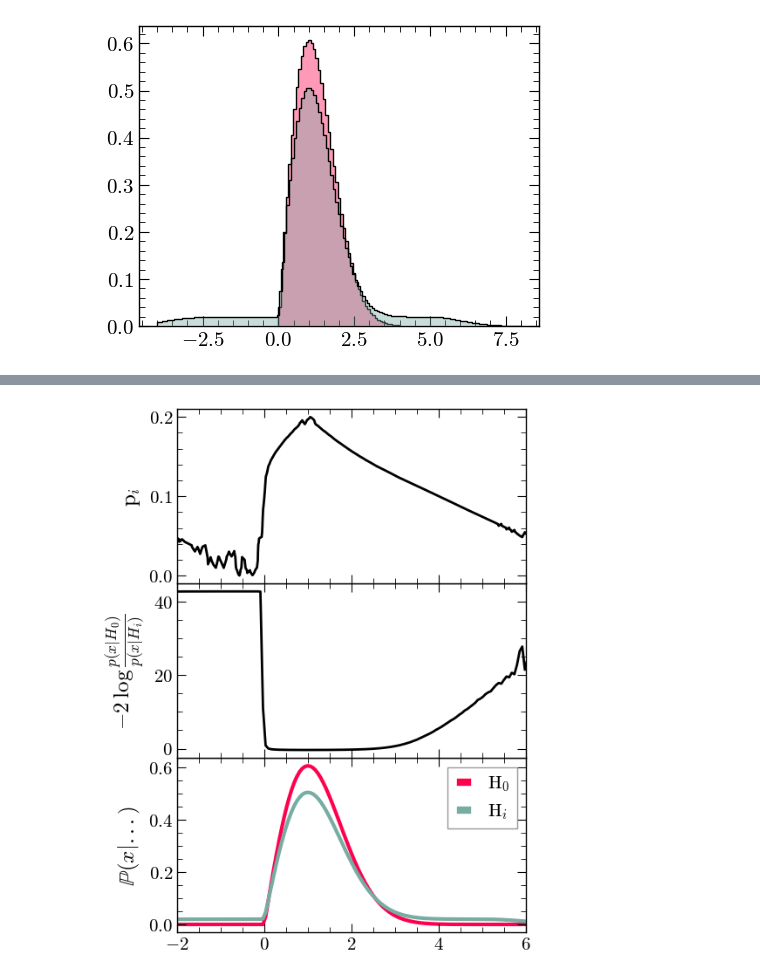
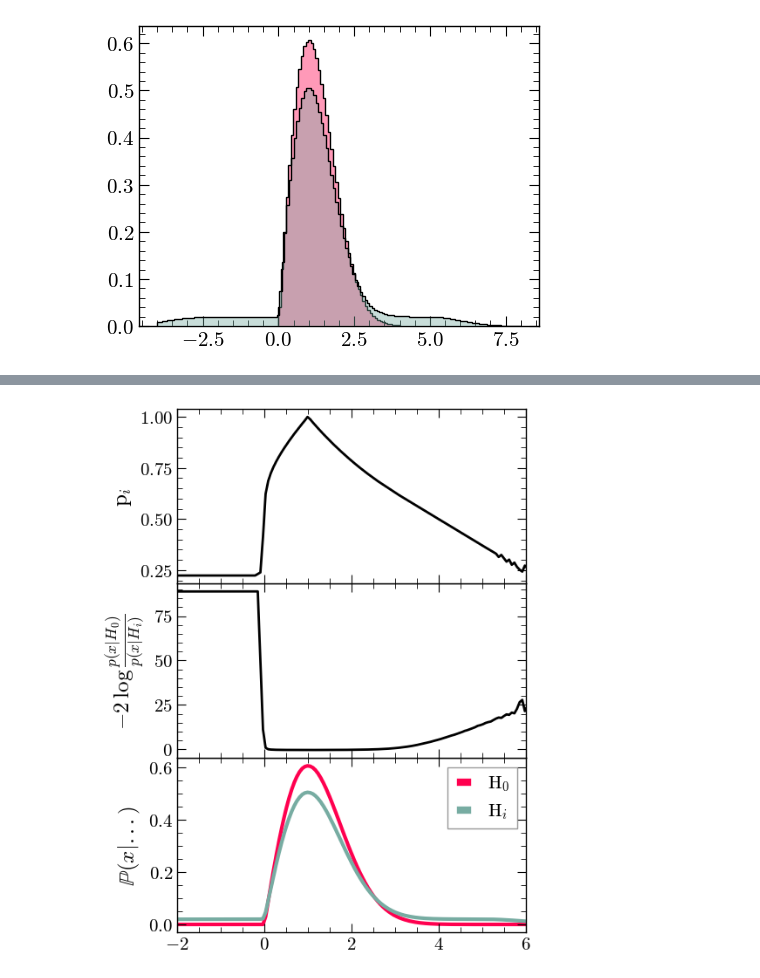
Before and after one commit to james-alvey-42/gw-mist, a Jupyter notebook: notebooks/week6/KDE_new.ipynb, the cells around one changed output, grey strips where cells are left out. Drawn from its saved outputs; the diff is of its cells as text; code cells hidden in the pictures.

```diff
--- a/notebooks/week6/KDE_new.ipynb
+++ b/notebooks/week6/KDE_new.ipynb
@@ -131,8 +131,8 @@ True
 [figure]
 # %%
 kdebloc = np.load('../../data_bin/KDE_ref/KDE_archive.npz')
-dat_h0 = kdebloc['dat_h0']+1e-11
-dat_h1 = kdebloc['dat_h1']+1e-11
+dat_h0 = kdebloc['dat_h0']+1e-21
+dat_h1 = kdebloc['dat_h1']+1e-21
 # %%
 fig, ax1 = pf.create_plot(size=(4,2))
 ax2 = fig.add_axes((0,1,1,1), sharex=ax1)
@@ -140,6 +140,7 @@ plt.setp(ax2.get_xticklabels(), visible=False)
 
 grid = np.linspace(-30,30, 1000)
 ti = -2 * (np.log(dat_h0)-np.log(dat_h1))
+t0 = -2 * (np.log(dat_h0)-0)
 
 ax1.plot(grid,dat_h0, color='#ff004f', label=r'H$_0$', lw=3)
 ax1.plot(grid,dat_h1, color='#77aca2', label=r'H$_i$', lw=3)
@@ -160,21 +161,28 @@ from scipy.interpolate import interp1d
 from scipy.stats import chi2
 
 N_mc = 5000000
-t_erpolator = interp1d(grid, ti)
-million = np.linspace(-2,6,1000000)
+t0_erpolator = interp1d(grid, t0)
+ti_erpolator = interp1d(grid, ti)
+million = np.linspace(-2,6,N_mc)
 
-ti_big  = t_erpolator(million)
+ti_big  = ti_erpolator(million)
+t0_big = t0_erpolator(million)
+
 fig, ax = pf.create_plot()
+ax2 = fig.add_axes((1.2,0,1,1), sharex=ax)
 
-ax.hist(ti_big-min(ti_big), bins=1000, density=True, color='#ff004f')
-# chi2 = scipy.stats.chi2.pdf(grid, df=1, loc=0)
-# ax.plot(grid, chi2,color='black')
+ax2.hist(ti_big-min(ti_big), bins=1000, density=True, color='#ff004f')
+ax.hist(t0_big-min(t0_big), bins=1000, density=True, color='#77aca2')
+
 ax.set_ylim([0,1])
+ax2.set_ylim([0,.8])
 ax.set_xlim([-.5,10])
 
-ax.set_xlabel(r'$t_i=-2\:\log\frac{p(x|H_0)}{p(x|H_i)}$')
+
+ax.set_xlabel(r'$t_i=-2\:\log\frac{p(x|H_0)}{p(x|H_i)}\; [H_i]$')
+ax2.set_xlabel(r'$t_i=-2\:\log\frac{p(x|H_0)}{p(x|H_i)}\; [H_0]$')
 ax.set_ylabel(r'Density')
 
-pf.fix_plot([ax])
+pf.fix_plot([ax,ax2])
 # %% [output]
 True
@@ -182,33 +190,37 @@ True
 # %%
-ts_centered = ti_big
-sorted_ts = np.sort(ts_centered, axis=0)  # Shape: [N_mc, num_bins]
-ranks = np.argsort(np.argsort(-ts_centered, axis=0), axis=0)  # Ranks in descending order
-p_values = (ranks + 1) / N_mc
+# ts_centered = ti_big
+# sorted_ts = np.sort(ts_centered, axis=0)  # Shape: [N_mc, num_bins]
+# ranks = np.argsort(np.argsort(-ts_centered, axis=0), axis=0)  # Ranks in descending order
+# p_values = (ranks + 1) / N_mc
+
+t_dist_H0_sorted = np.sort(t0_big)
+indices = np.searchsorted(t_dist_H0_sorted, t0, side='left')
+p_values = (N_mc - indices) / N_mc
 # %%
 fig, ax1 = pf.create_plot(size=(4,2))
 ax2 = fig.add_axes((0,1,1,1), sharex=ax1)
 ax3 = fig.add_axes((0,2,1,1), sharex=ax1)
 plt.setp(ax2.get_xticklabels(), visible=False)
 plt.setp(ax3.get_xticklabels(), visible=False)
 
 grid = np.linspace(-30,30, 1000)
 ti = -2 * (np.log(dat_h0)-np.log(dat_h1))
 
 ax1.plot(grid,dat_h0, color='#ff004f', label=r'H$_0$', lw=3)
 ax1.plot(grid,dat_h1, color='#77aca2', label=r'H$_i$', lw=3)
 ax1.legend()
 ax1.set_xlim([-2,6])
 ax1.set_ylabel(r'$\mathbb{P}(x|...)$')
 
 ax2.plot(grid,ti, lw=2,color='black')
 ax2.set_ylabel(r'$-2\:\log\frac{p(x|H_0)}{p(x|H_i)}$')
 
-ax3.plot(million, p_values, lw=2, color='black')
+ax3.plot(grid, p_values, lw=2, color='black')
 ax3.set_ylabel(r'p$_i$')
 # ax3.set_yscale('log')
 
 pf.fix_plot([ax1,ax2,ax3])
 plt.tight_layout()
 plt.savefig(f'figs/newkde2_notlog.png', dpi=700, bbox_inches = 'tight')
 # %% [output]
-[figure, old version]
+[figure, new version]
```
Also changed, not shown: parts of 3 cells of this notebook.
